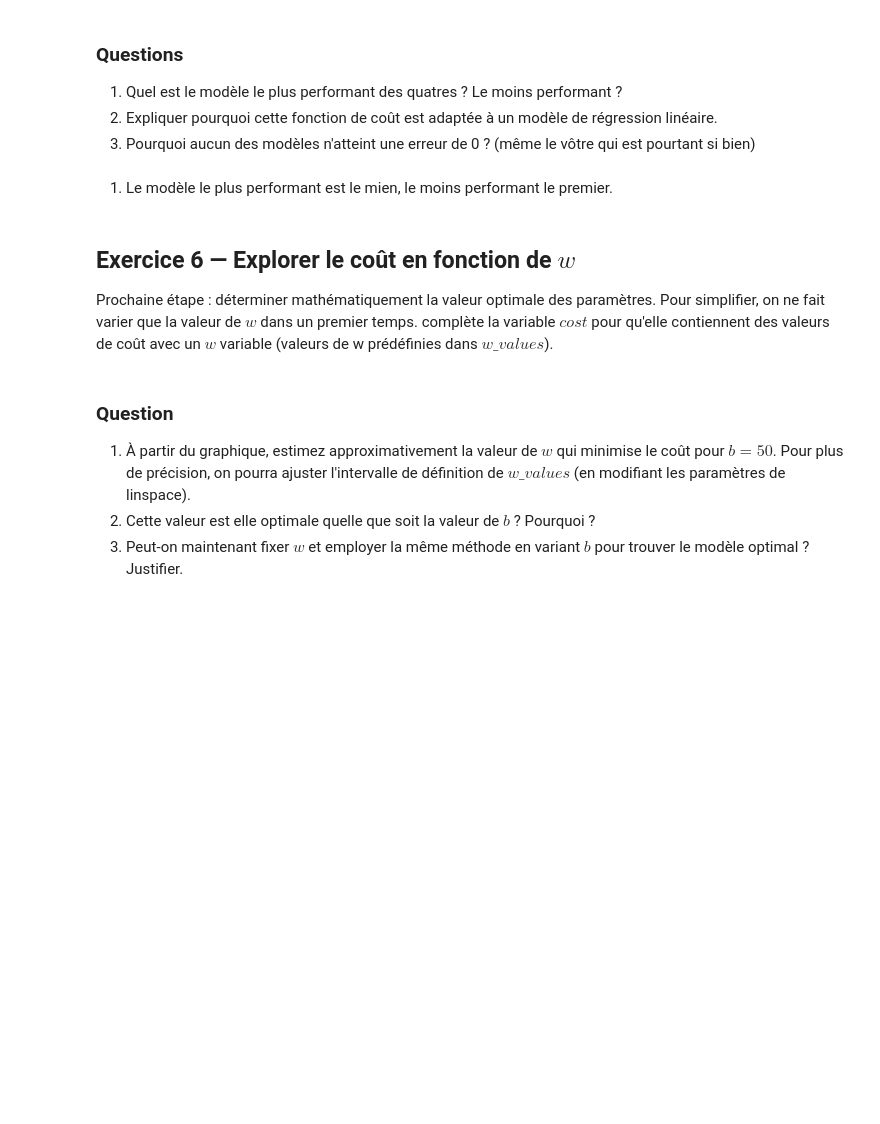
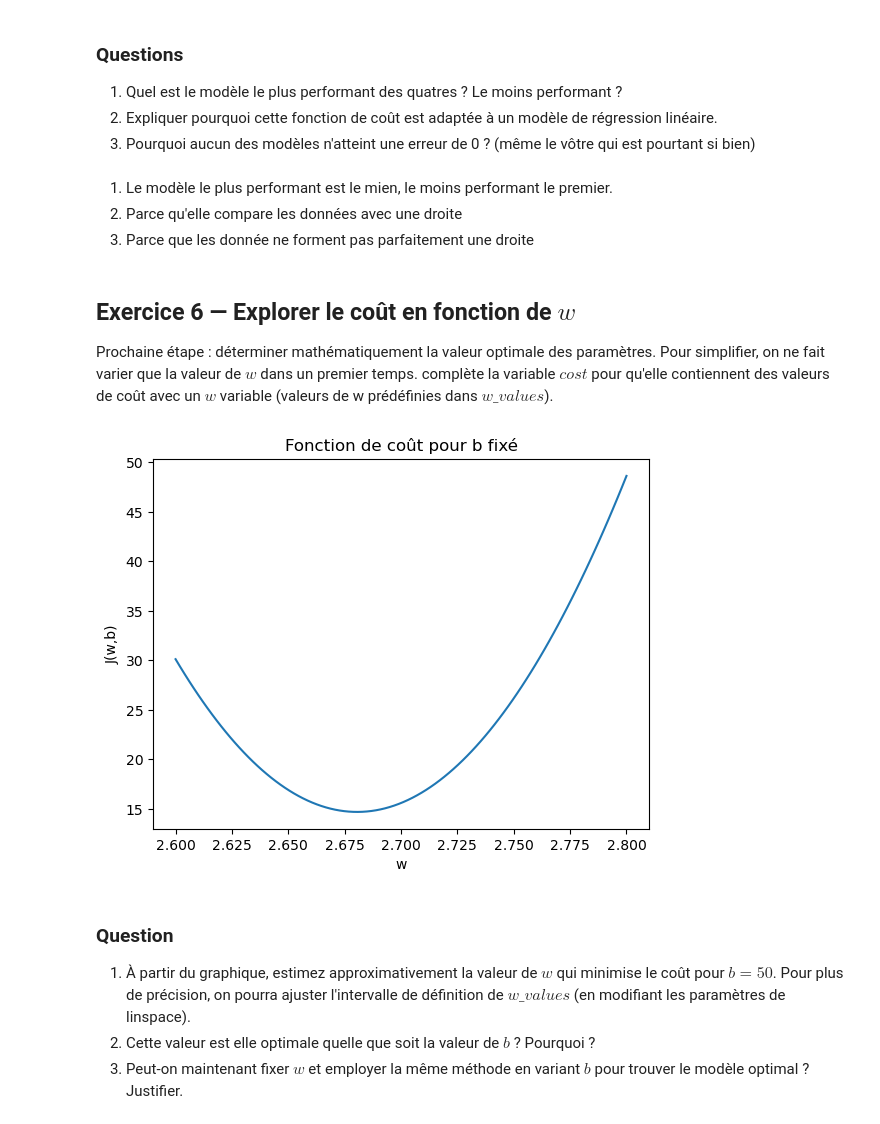
Before and after one commit to eglantinemougin-glitch/Projet-IA-S5, a Jupyter notebook: TD1-intro_machine_learning.ipynb, the cells around one changed output. Cells and saved outputs as stored; diff of their text form; code cells hidden in the pictures; blank space fills up the shorter version.

```diff
--- a/TD1-intro_machine_learning.ipynb
+++ b/TD1-intro_machine_learning.ipynb
@@ -219,8 +219,10 @@ for params in test_params:
 1. Quel est le modèle le plus performant des quatres ? Le moins performant ?
 2. Expliquer pourquoi cette fonction de coût est adaptée à un modèle de régression linéaire.
 3. Pourquoi aucun des modèles n'atteint une erreur de 0 ? (même le vôtre qui est pourtant si bien)
-# %% [markdown]
-1. Le modèle le plus performant est le mien, le moins performant le premier.
+# %% [markdown]
+1. Le modèle le plus performant est le mien, le moins performant le premier.
+2. Parce qu'elle compare les données avec une droite
+3. Parce que les donnée ne forment pas parfaitement une droite
 # %% [markdown]
 ## Exercice 6 — Explorer le coût en fonction de $w$
 
@@ -230,23 +232,25 @@ complète la variable $cost$ pour qu'elle contiennent des valeurs de coût avec
 # %%
 
 # Création des valeurs test de w (ici 100 valeurs entre 1 et 4)
 sample_amount = 100
-w_values = np.linspace(1, 4, sample_amount) # à ajuster
+w_values = np.linspace(2.6, 2.8, sample_amount) # à ajuster
 costs_w = [0]*sample_amount
 b_fixed = 50
 
 
 # À faire : calculez le coût pour chaque valeur de w
 for i in range(w_values.size):
-    costs_w[i] = ...
+    costs_w[i] = compute_loss(X, y, w_values[i], b_fixed)
 
 
 
 plt.plot(w_values, costs_w)
 plt.xlabel("w")
 plt.ylabel("J(w,b)")
 plt.title("Fonction de coût pour b fixé")
 plt.show()
+# %% [output]
+[figure, added]
 # %% [markdown]
 ### Question
 1. À partir du graphique, estimez approximativement la valeur de $w$ qui minimise le coût pour $b=50$.
```
Also changed, not shown: parts of 7 cells of this notebook, 1 other file.
